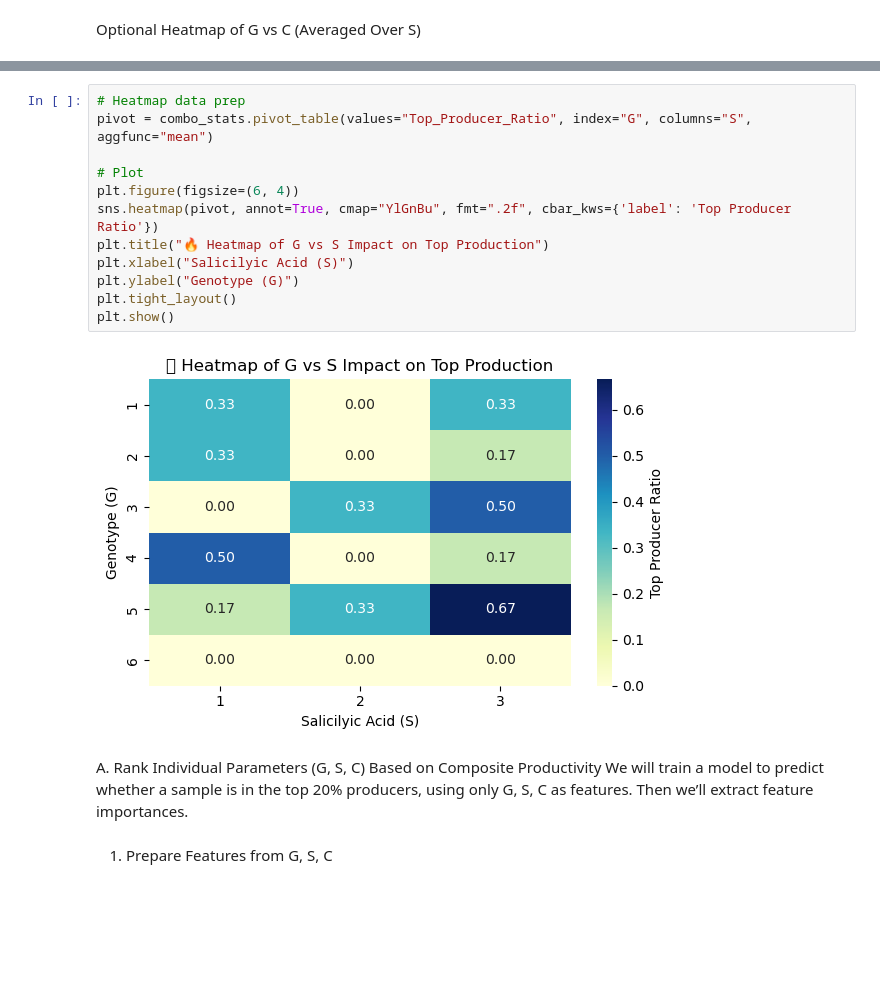
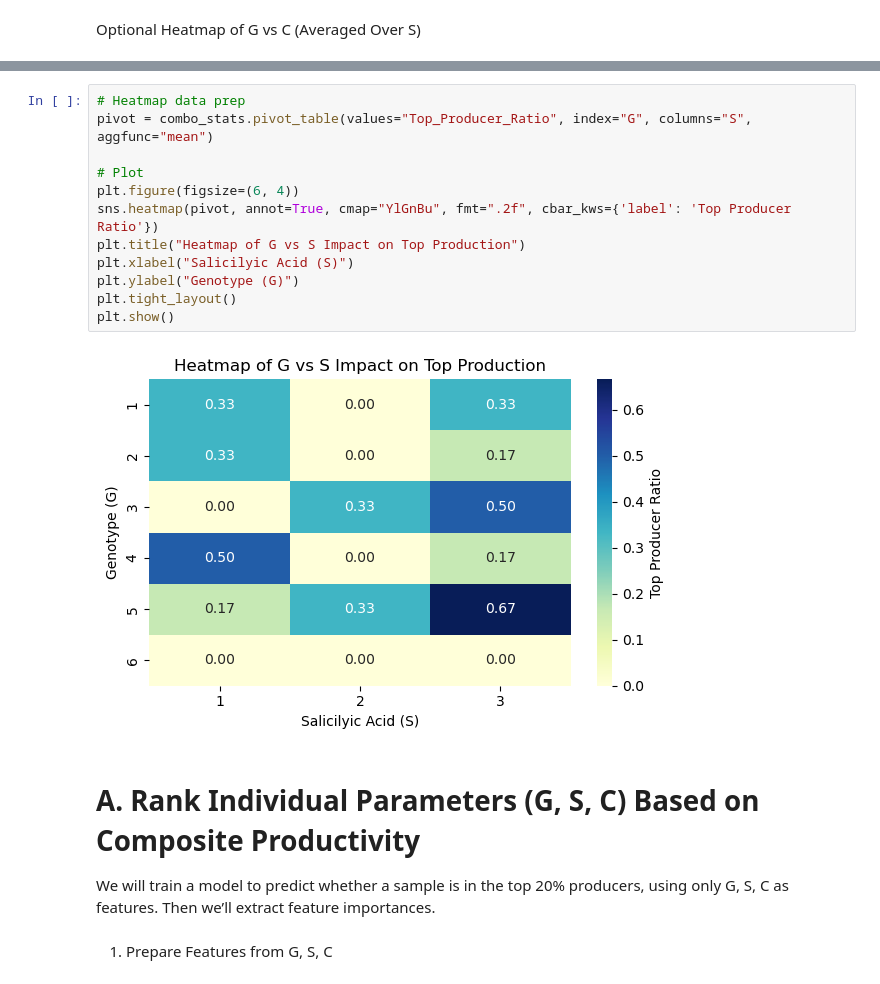
Before and after one commit to SP-2112/Advanced_Soybean_Agricultural_Dataset_Analysis_CS209_TermProject, a Jupyter notebook: Code_Notebooks/Optimal Conditions/Analysis_without_clusters.ipynb, the cells around one changed output, grey strips where cells are left out. Cells and saved outputs as stored; diff of their text form; blank space fills up the shorter version.

```diff
--- a/Code_Notebooks/Optimal Conditions/Analysis_without_clusters.ipynb
+++ b/Code_Notebooks/Optimal Conditions/Analysis_without_clusters.ipynb
@@ -384,19 +358,19 @@ plt.show()
 # %%
 # Heatmap data prep
 pivot = combo_stats.pivot_table(values="Top_Producer_Ratio", index="G", columns="S", aggfunc="mean")
 
 # Plot
 plt.figure(figsize=(6, 4))
 sns.heatmap(pivot, annot=True, cmap="YlGnBu", fmt=".2f", cbar_kws={'label': 'Top Producer Ratio'})
-plt.title("🔥 Heatmap of G vs S Impact on Top Production")
+plt.title("Heatmap of G vs S Impact on Top Production")
 plt.xlabel("Salicilyic Acid (S)")
 plt.ylabel("Genotype (G)")
 plt.tight_layout()
 plt.show()
 # %% [output]
-[figure, old version]
+[figure, new version]
 # %% [markdown]
-A. Rank Individual Parameters (G, S, C) Based on Composite Productivity
+# A. Rank Individual Parameters (G, S, C) Based on Composite Productivity
 We will train a model to predict whether a sample is in the top 20% producers, using only G, S, C as features. Then we’ll extract feature importances.
 # %% [markdown]
 1. Prepare Features from G, S, C
```
Also changed, not shown: parts of 44 cells of this notebook, 3 other files.
